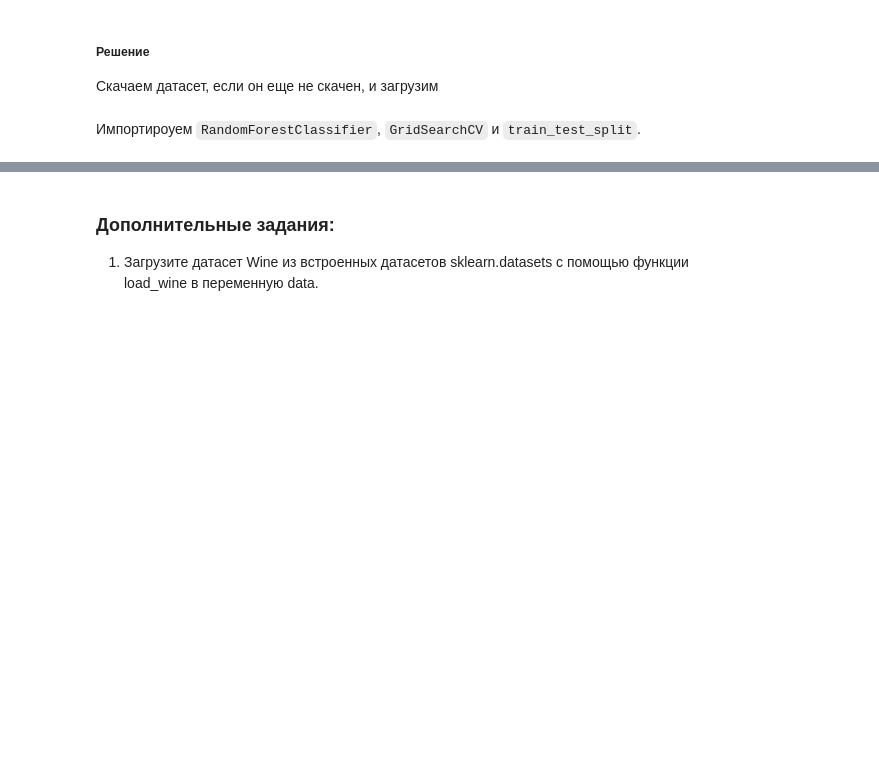
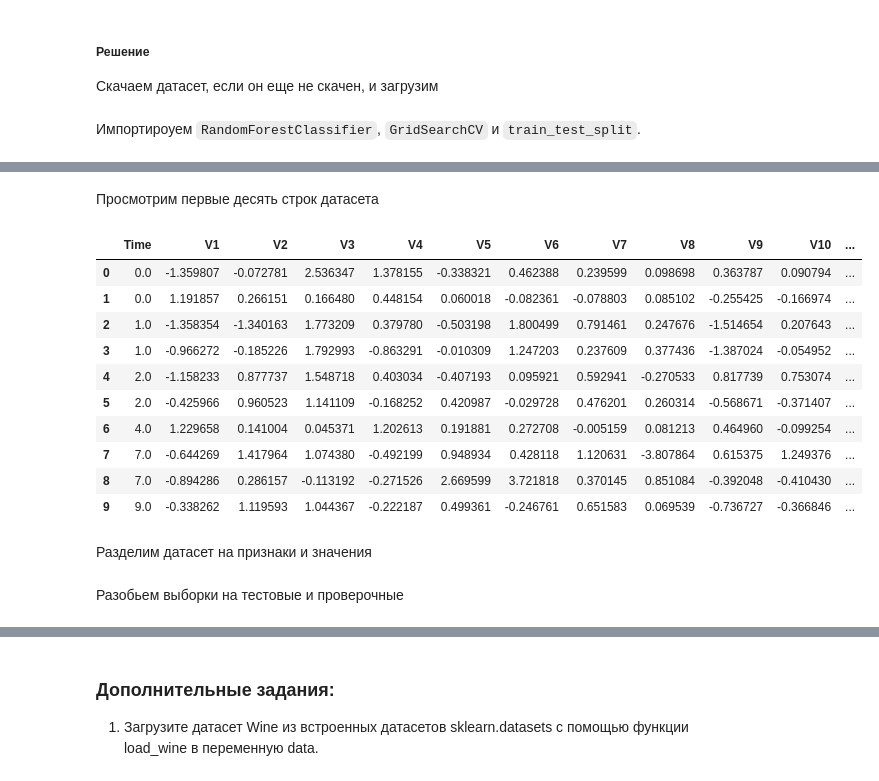
Before and after one commit to DmitryVGusev/GB-Python-in-DS, a Jupyter notebook: Python_in_DS_homework3.ipynb, the cells around one changed output, grey strips where cells are left out. Cells and saved outputs as stored; diff of their text form; code cells hidden in the pictures; blank space fills up the shorter version.

```diff
--- a/Python_in_DS_homework3.ipynb
+++ b/Python_in_DS_homework3.ipynb
@@ -226,0 +229,3 @@ from sklearn.model_selection import GridSearchCV, train_test_split
+# %%
+pd.options.display.max_columns = 100
+df.info()
@@ -226,0 +250,18 @@ from sklearn.model_selection import GridSearchCV, train_test_split
+# %% [markdown]
+Просмотрим первые десять строк датасета
+# %%
+df.head(10)
+# %% [output]
+|  | Time | V1 | V2 | V3 | V4 | V5 | V6 | V7 | V8 | V9 | V10 | ... |
+| 0 | 0.0 | -1.359807 | -0.072781 | 2.536347 | 1.378155 | -0.338321 | 0.462388 | 0.239599 | 0.098698 | 0.363787 | 0.090794 | ... |
+| 1 | 0.0 | 1.191857 | 0.266151 | 0.166480 | 0.448154 | 0.060018 | -0.082361 | -0.078803 | 0.085102 | -0.255425 | -0.166974 | ... |
+| 2 | 1.0 | -1.358354 | -1.340163 | 1.773209 | 0.379780 | -0.503198 | 1.800499 | 0.791461 | 0.247676 | -1.514654 | 0.207643 | ... |
+| 3 | 1.0 | -0.966272 | -0.185226 | 1.792993 | -0.863291 | -0.010309 | 1.247203 | 0.237609 | 0.377436 | -1.387024 | -0.054952 | ... |
+| 4 | 2.0 | -1.158233 | 0.877737 | 1.548718 | 0.403034 | -0.407193 | 0.095921 | 0.592941 | -0.270533 | 0.817739 | 0.753074 | ... |
+| 5 | 2.0 | -0.425966 | 0.960523 | 1.141109 | -0.168252 | 0.420987 | -0.029728 | 0.476201 | 0.260314 | -0.568671 | -0.371407 | ... |
+| 6 | 4.0 | 1.229658 | 0.141004 | 0.045371 | 1.202613 | 0.191881 | 0.272708 | -0.005159 | 0.081213 | 0.464960 | -0.099254 | ... |
+| 7 | 7.0 | -0.644269 | 1.417964 | 1.074380 | -0.492199 | 0.948934 | 0.428118 | 1.120631 | -3.807864 | 0.615375 | 1.249376 | ... |
+| 8 | 7.0 | -0.894286 | 0.286157 | -0.113192 | -0.271526 | 2.669599 | 3.721818 | 0.370145 | 0.851084 | -0.392048 | -0.410430 | ... |
+| 9 | 9.0 | -0.338262 | 1.119593 | 1.044367 | -0.222187 | 0.499361 | -0.246761 | 0.651583 | 0.069539 | -0.736727 | -0.366846 | ... |
+# %% [markdown]
+Разделим датасет на признаки и значения
@@ -226,0 +272,2 @@ from sklearn.model_selection import GridSearchCV, train_test_split
+# %% [markdown]
+Разобьем выборки на тестовые и проверочные
```
Also changed, not shown: parts of 15 cells of this notebook.
